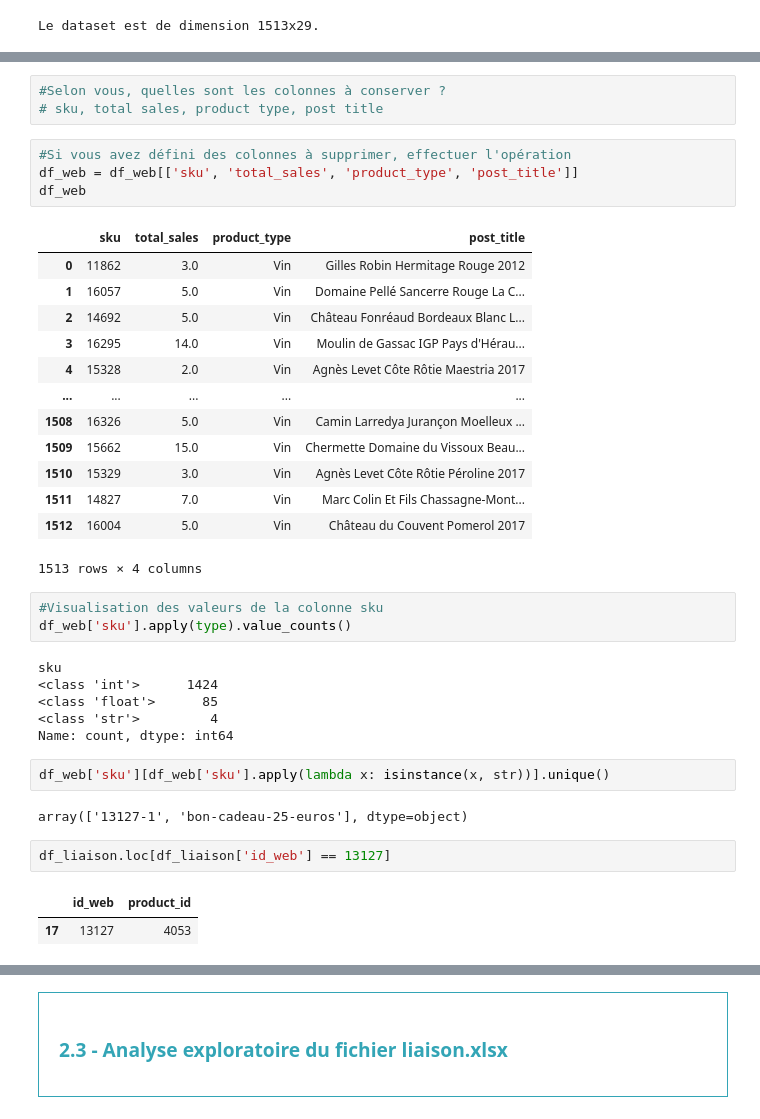
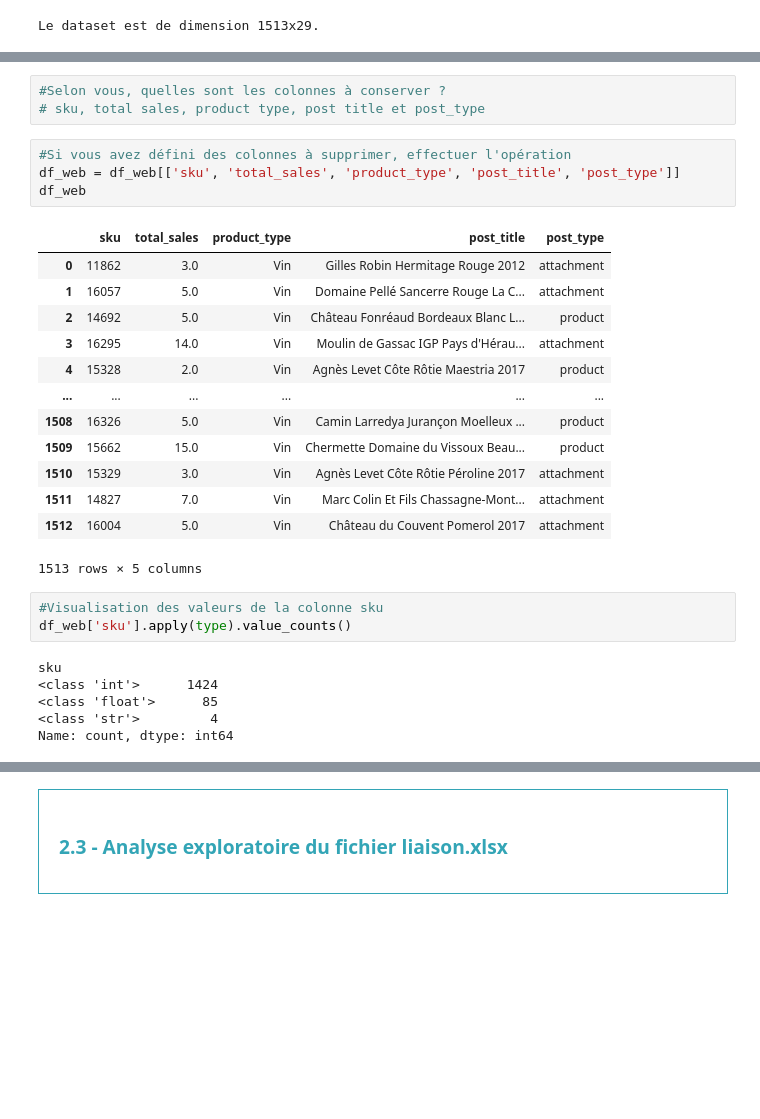
Before and after one commit to ziedbelhocine/Cours-OC, a Jupyter notebook: Data_Analyst/Projet_6/Template-Notebook-Bottleneck(1).ipynb, the cells around one changed output, grey strips where cells are left out. Saved outputs shown, nothing was run; the diff lists cells and outputs as text; blank space fills up the shorter version.

```diff
--- a/Data_Analyst/Projet_6/Template-Notebook-Bottleneck(1).ipynb
+++ b/Data_Analyst/Projet_6/Template-Notebook-Bottleneck(1).ipynb
@@ -441,25 +439,25 @@ dtypes: datetime64[us](4), float64(10), int64(3), object(1), str(11)
 memory usage: 342.9+ KB
 # %%
 #Selon vous, quelles sont les colonnes à conserver ?
-# sku, total sales, product type, post title
+# sku, total sales, product type, post title et post_type
 # %%
 #Si vous avez défini des colonnes à supprimer, effectuer l'opération
-df_web = df_web[['sku', 'total_sales', 'product_type', 'post_title']]
+df_web = df_web[['sku', 'total_sales', 'product_type', 'post_title', 'post_type']]
 df_web
 # %% [output]
-|  | sku | total_sales | product_type | post_title |
-| 0 | 11862 | 3.0 | Vin | Gilles Robin Hermitage Rouge 2012 |
-| 1 | 16057 | 5.0 | Vin | Domaine Pellé Sancerre Rouge La C... |
-| 2 | 14692 | 5.0 | Vin | Château Fonréaud Bordeaux Blanc L... |
-| 3 | 16295 | 14.0 | Vin | Moulin de Gassac IGP Pays d'Hérau... |
-| 4 | 15328 | 2.0 | Vin | Agnès Levet Côte Rôtie Maestria 2017 |
-| ... | ... | ... | ... | ... |
-| 1508 | 16326 | 5.0 | Vin | Camin Larredya Jurançon Moelleux ... |
-| 1509 | 15662 | 15.0 | Vin | Chermette Domaine du Vissoux Beau... |
-| 1510 | 15329 | 3.0 | Vin | Agnès Levet Côte Rôtie Péroline 2017 |
-| 1511 | 14827 | 7.0 | Vin | Marc Colin Et Fils Chassagne-Mont... |
-| 1512 | 16004 | 5.0 | Vin | Château du Couvent Pomerol 2017 |
+|  | sku | total_sales | product_type | post_title | post_type |
+| 0 | 11862 | 3.0 | Vin | Gilles Robin Hermitage Rouge 2012 | attachment |
+| 1 | 16057 | 5.0 | Vin | Domaine Pellé Sancerre Rouge La C... | attachment |
+| 2 | 14692 | 5.0 | Vin | Château Fonréaud Bordeaux Blanc L... | product |
+| 3 | 16295 | 14.0 | Vin | Moulin de Gassac IGP Pays d'Hérau... | attachment |
+| 4 | 15328 | 2.0 | Vin | Agnès Levet Côte Rôtie Maestria 2017 | product |
+| ... | ... | ... | ... | ... | ... |
+| 1508 | 16326 | 5.0 | Vin | Camin Larredya Jurançon Moelleux ... | product |
+| 1509 | 15662 | 15.0 | Vin | Chermette Domaine du Vissoux Beau... | product |
+| 1510 | 15329 | 3.0 | Vin | Agnès Levet Côte Rôtie Péroline 2017 | attachment |
+| 1511 | 14827 | 7.0 | Vin | Marc Colin Et Fils Chassagne-Mont... | attachment |
+| 1512 | 16004 | 5.0 | Vin | Château du Couvent Pomerol 2017 | attachment |
-1513 rows × 4 columns
+1513 rows × 5 columns
 # %%
 #Visualisation des valeurs de la colonne sku
 df_web['sku'].apply(type).value_counts()
@@ -469,12 +467,3 @@ sku
 <class 'float'>      85
 <class 'str'>         4
 Name: count, dtype: int64
-# %%
-df_web['sku'][df_web['sku'].apply(lambda x: isinstance(x, str))].unique()
-# %% [output]
-array(['13127-1', 'bon-cadeau-25-euros'], dtype=object)
-# %%
-df_liaison.loc[df_liaison['id_web'] == 13127]
-# %% [output]
-|  | id_web | product_id |
-| 17 | 13127 | 4053 |
```
Also changed, not shown: parts of 50 cells of this notebook, 1 other file.
